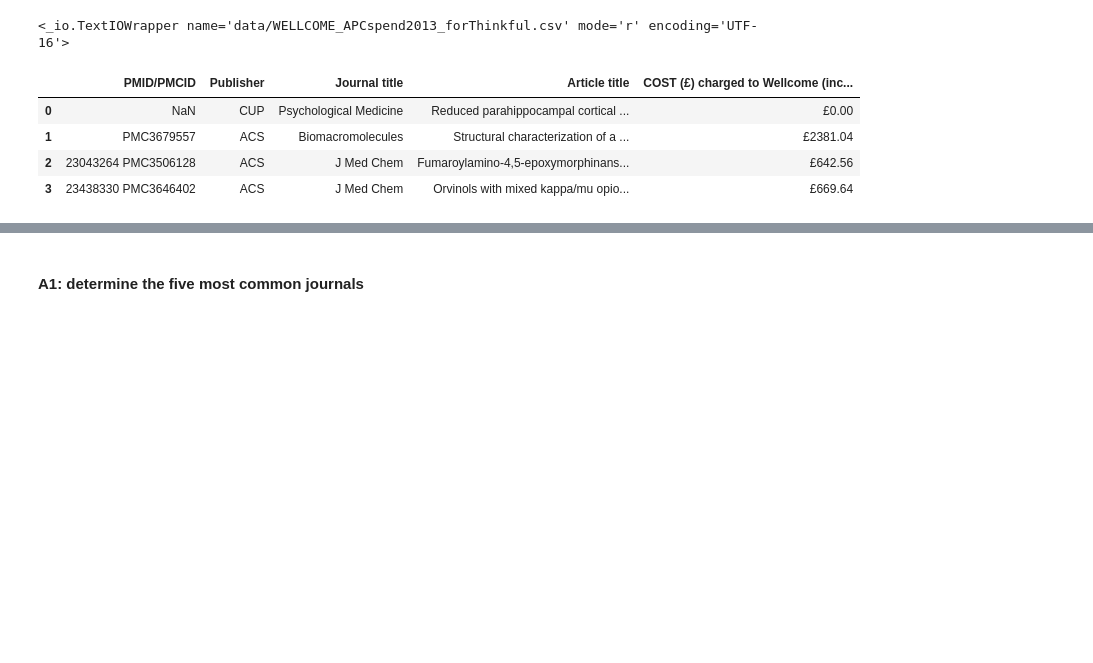
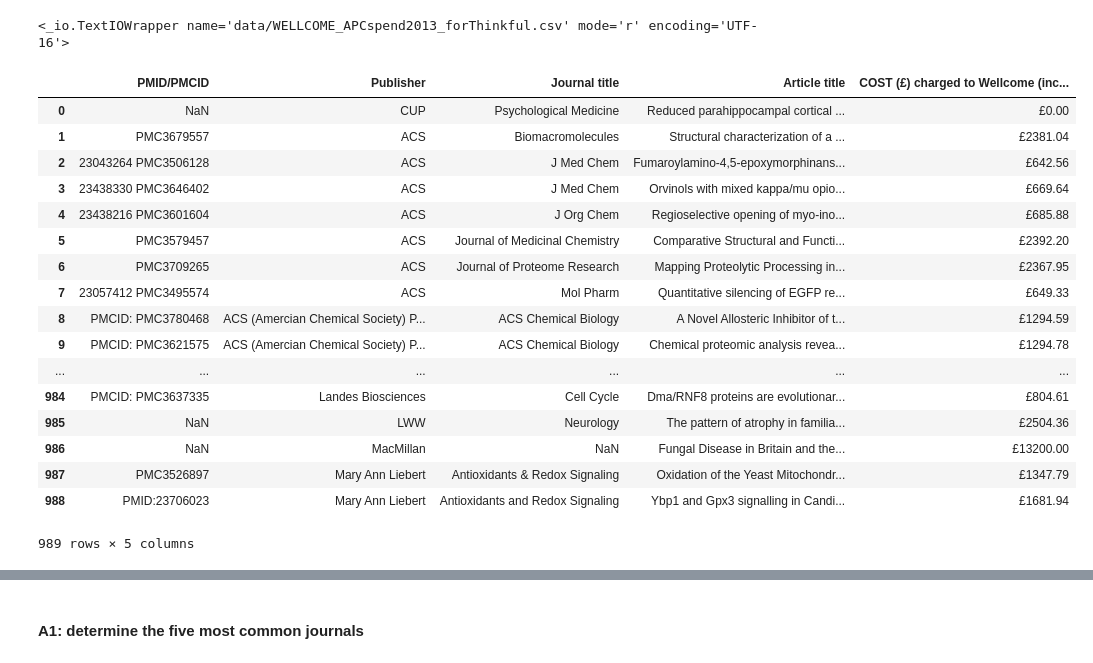
Before and after one commit to v2br/AI_study, a Jupyter notebook: unit1/unti1L2D2_DataCleaning.ipynb, the cells around one changed output, grey strips where cells are left out. Saved outputs shown, nothing was run; the diff lists cells and outputs as text; code cells hidden in the pictures; blank space fills up the shorter version.

```diff
--- a/unit1/unti1L2D2_DataCleaning.ipynb
+++ b/unit1/unti1L2D2_DataCleaning.ipynb
@@ -46,10 +62,23 @@ with open('data/WELLCOME_APCspend2013_forThinkful.csv',encoding='UTF-16' ) as f:
 # %%
 df=pd.read_csv('data/WELLCOME_APCspend2013_forThinkful.csv', encoding='Latin-1', error_bad_lines=False)
 # %%
-df.head(4)
+df.head(989)
 # %% [output]
 |  | PMID/PMCID | Publisher | Journal title | Article title | COST (£) charged to Wellcome (inc... |
 | 0 | NaN | CUP | Psychological Medicine | Reduced parahippocampal cortical ... | £0.00 |
 | 1 | PMC3679557 | ACS | Biomacromolecules | Structural characterization of a ... | £2381.04 |
 | 2 | 23043264 PMC3506128 | ACS | J Med Chem | Fumaroylamino-4,5-epoxymorphinans... | £642.56 |
 | 3 | 23438330 PMC3646402 | ACS | J Med Chem | Orvinols with mixed kappa/mu opio... | £669.64 |
+| 4 | 23438216 PMC3601604 | ACS | J Org Chem | Regioselective opening of myo-ino... | £685.88 |
+| 5 | PMC3579457 | ACS | Journal of Medicinal Chemistry | Comparative Structural and Functi... | £2392.20 |
+| 6 | PMC3709265 | ACS | Journal of Proteome Research | Mapping Proteolytic Processing in... | £2367.95 |
+| 7 | 23057412 PMC3495574 | ACS | Mol Pharm | Quantitative silencing of EGFP re... | £649.33 |
+| 8 | PMCID: PMC3780468 | ACS (Amercian Chemical Society) P... | ACS Chemical Biology | A Novel Allosteric Inhibitor of t... | £1294.59 |
+| 9 | PMCID: PMC3621575 | ACS (Amercian Chemical Society) P... | ACS Chemical Biology | Chemical proteomic analysis revea... | £1294.78 |
+| ... | ... | ... | ... | ... | ... |
+| 984 | PMCID: PMC3637335 | Landes Biosciences | Cell Cycle | Dma/RNF8 proteins are evolutionar... | £804.61 |
+| 985 | NaN | LWW | Neurology | The pattern of atrophy in familia... | £2504.36 |
+| 986 | NaN | MacMillan | NaN | Fungal Disease in Britain and the... | £13200.00 |
+| 987 | PMC3526897 | Mary Ann Liebert | Antioxidants & Redox Signaling | Oxidation of the Yeast Mitochondr... | £1347.79 |
+| 988 | PMID:23706023 | Mary Ann Liebert | Antioxidants and Redox Signaling | Ybp1 and Gpx3 signalling in Candi... | £1681.94 |
+989 rows × 5 columns
```
Also changed, not shown: parts of 17 cells of this notebook.
